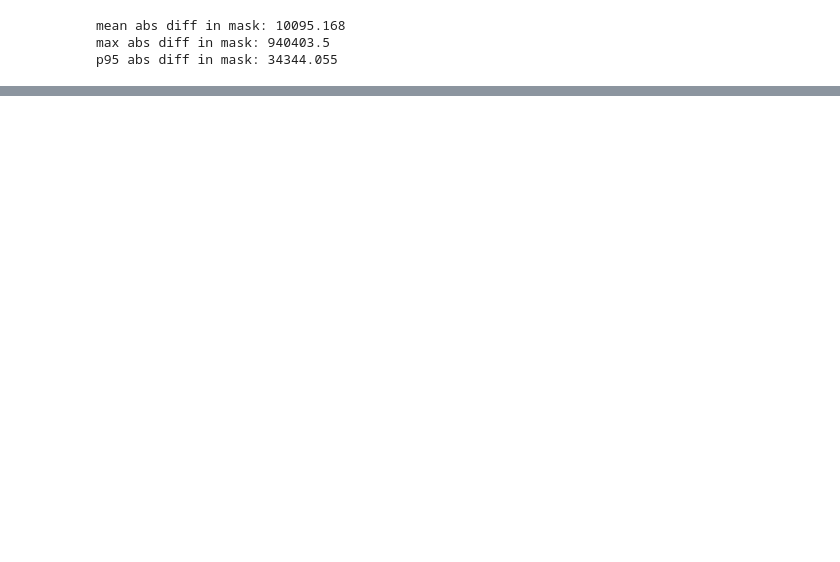
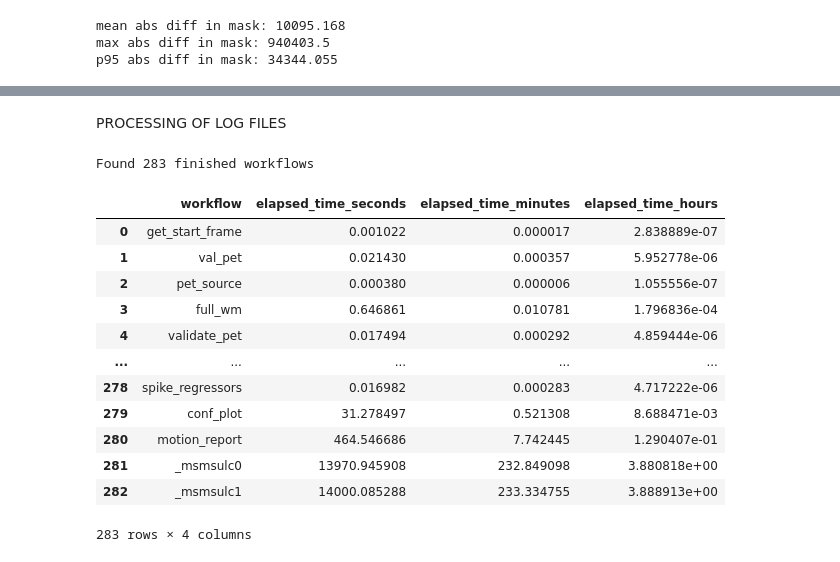
Before and after one commit to rolandhaidari/thesis_preparation, a Jupyter notebook: experiments.ipynb, the cells around one changed output, grey strips where cells are left out. Saved outputs shown, nothing was run; the diff lists cells and outputs as text; code cells hidden in the pictures; blank space fills up the shorter version.

Commit message:
more experiments and plots done

```diff
--- a/experiments.ipynb
+++ b/experiments.ipynb
@@ -33,0 +36,2 @@ nib.save(out, "absdiff_MNI_preproc_pet.nii.gz")
+# %% [markdown]
+PROCESSING OF LOG FILES
@@ -33,0 +42,61 @@ nib.save(out, "absdiff_MNI_preproc_pet.nii.gz")
+# %%
+def extract_finished_workflows(log_file):
+    """
+    Extract workflow names and execution times from PETPrep log files.
+
+    Parameters:
+    -----------
+    log_file : str or Path
+        Path to the log file
+
+    Returns:
+    --------
+    list of dict
+        List of dictionaries containing workflow info
+    """
+    finished_pattern = re.compile(
+        r'\[Node\] Finished "([^"]+)", elapsed time ([\d.]+)s\.'
+    )
+
+    results = []
+
+    with open(log_file, 'r') as f:
+        for line in f:
+            if 'Finished' in line and 'elapsed time' in line:
+                match = finished_pattern.search(line)
+                if match:
+                    workflow_name = match.group(1)
+                    elapsed_time = float(match.group(2))
+
+                    results.append({
+                        'workflow': workflow_name,
+                        'elapsed_time_seconds': elapsed_time,
+                        'elapsed_time_minutes': elapsed_time / 60,
+                        'elapsed_time_hours': elapsed_time / 3600
+                    })
+
+    return results
+# %%
+log_file = "logs/output18_fuzzy.txt"  # Change this to your log file path
+workflows = extract_finished_workflows(log_file)
+
+print(f"Found {len(workflows)} finished workflows")
+# %% [output]
+Found 283 finished workflows
+# %%
+df = pd.DataFrame(workflows)
+df
+# %% [output]
+|  | workflow | elapsed_time_seconds | elapsed_time_minutes | elapsed_time_hours |
+| 0 | get_start_frame | 0.001022 | 0.000017 | 2.838889e-07 |
+| 1 | val_pet | 0.021430 | 0.000357 | 5.952778e-06 |
+| 2 | pet_source | 0.000380 | 0.000006 | 1.055556e-07 |
+| 3 | full_wm | 0.646861 | 0.010781 | 1.796836e-04 |
+| 4 | validate_pet | 0.017494 | 0.000292 | 4.859444e-06 |
+| ... | ... | ... | ... | ... |
+| 278 | spike_regressors | 0.016982 | 0.000283 | 4.717222e-06 |
+| 279 | conf_plot | 31.278497 | 0.521308 | 8.688471e-03 |
+| 280 | motion_report | 464.546686 | 7.742445 | 1.290407e-01 |
+| 281 | _msmsulc0 | 13970.945908 | 232.849098 | 3.880818e+00 |
+| 282 | _msmsulc1 | 14000.085288 | 233.334755 | 3.888913e+00 |
+283 rows × 4 columns
```
Also changed, not shown: parts of 10 cells of this notebook, 5 other files.
